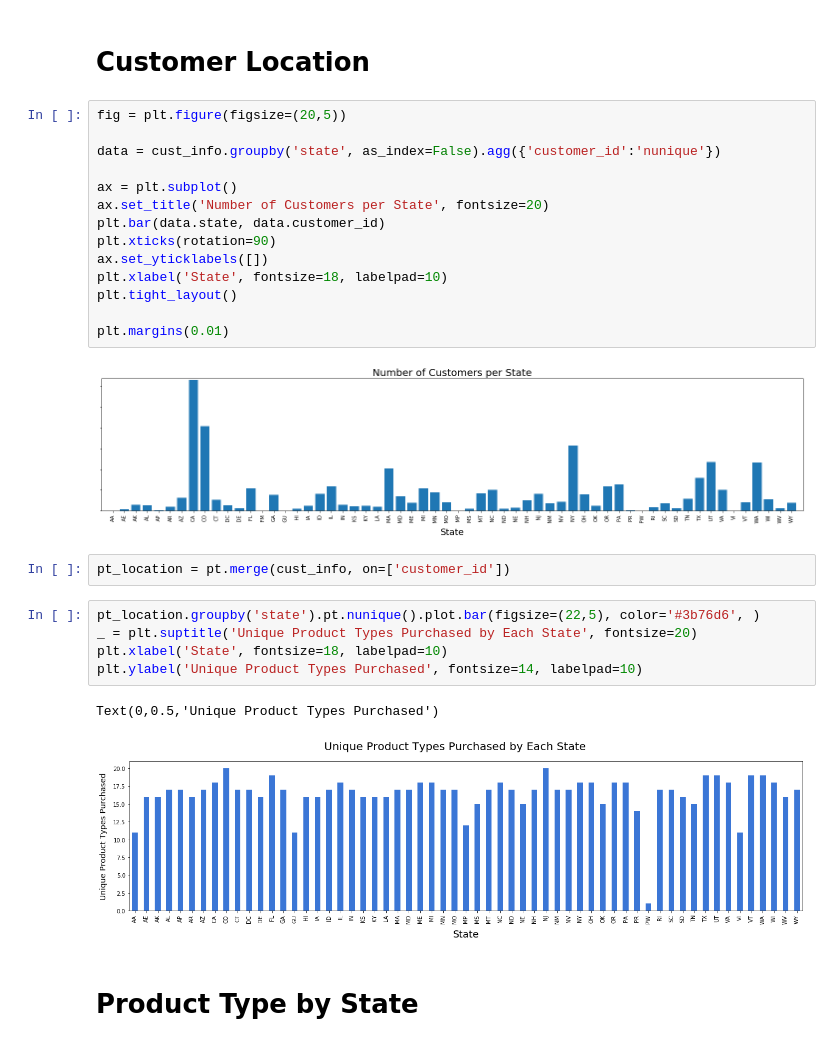
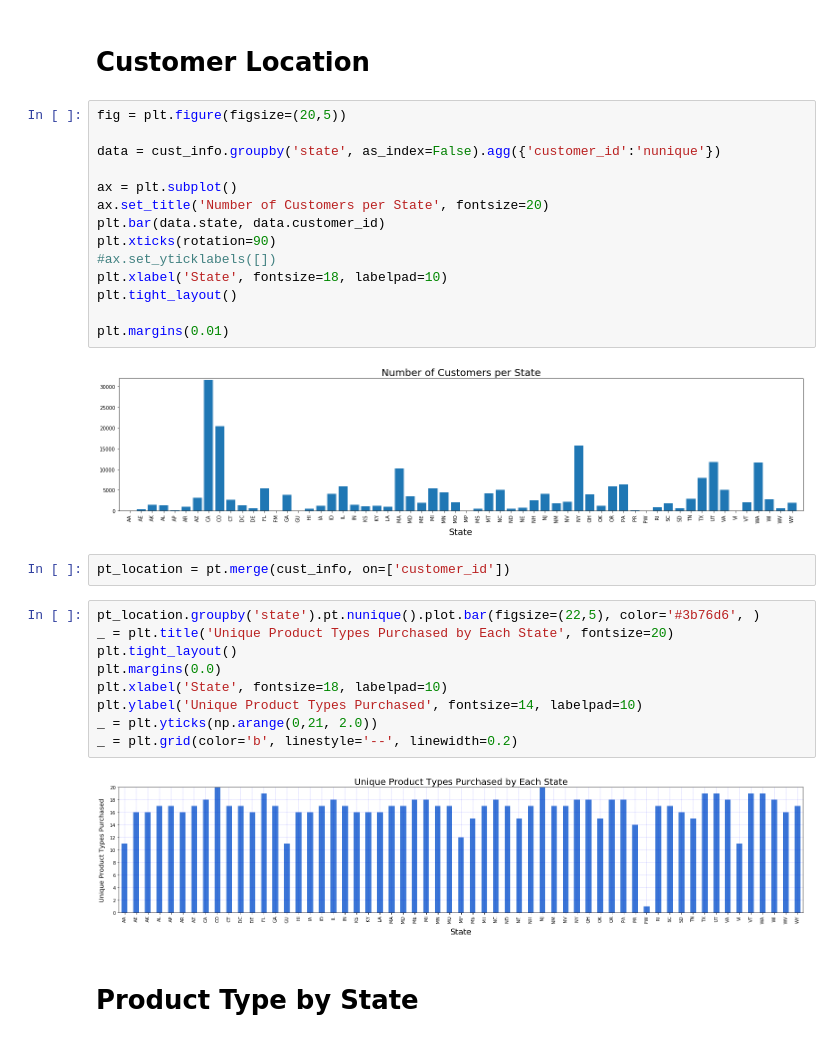
Before and after one commit to wsjk/Capstone_2, a Jupyter notebook: notebooks/eda_for_customers.ipynb, the cells around one changed output. Saved outputs shown, nothing was run; the diff lists cells and outputs as text.

```diff
--- a/notebooks/eda_for_customers.ipynb
+++ b/notebooks/eda_for_customers.ipynb
@@ -69,23 +69,26 @@ ax = plt.subplot()
 ax.set_title('Number of Customers per State', fontsize=20)
 plt.bar(data.state, data.customer_id)
 plt.xticks(rotation=90)
-ax.set_yticklabels([])
+#ax.set_yticklabels([])
 plt.xlabel('State', fontsize=18, labelpad=10)
 plt.tight_layout()
 
 plt.margins(0.01)
 # %% [output]
-[figure, old version]
+[figure, new version]
 # %%
 pt_location = pt.merge(cust_info, on=['customer_id'])
 # %%
 pt_location.groupby('state').pt.nunique().plot.bar(figsize=(22,5), color='#3b76d6', )
-_ = plt.suptitle('Unique Product Types Purchased by Each State', fontsize=20)
+_ = plt.title('Unique Product Types Purchased by Each State', fontsize=20)
+plt.tight_layout()
+plt.margins(0.0)
 plt.xlabel('State', fontsize=18, labelpad=10)
 plt.ylabel('Unique Product Types Purchased', fontsize=14, labelpad=10)
+_ = plt.yticks(np.arange(0,21, 2.0))
+_ = plt.grid(color='b', linestyle='--', linewidth=0.2)
 # %% [output]
-Text(0,0.5,'Unique Product Types Purchased')
-[figure, old version]
+[figure, new version]
 # %% [markdown]
 # Product Type by State
 # %%
```
Also changed, not shown: parts of 1 cell of this notebook, 3 other files.
